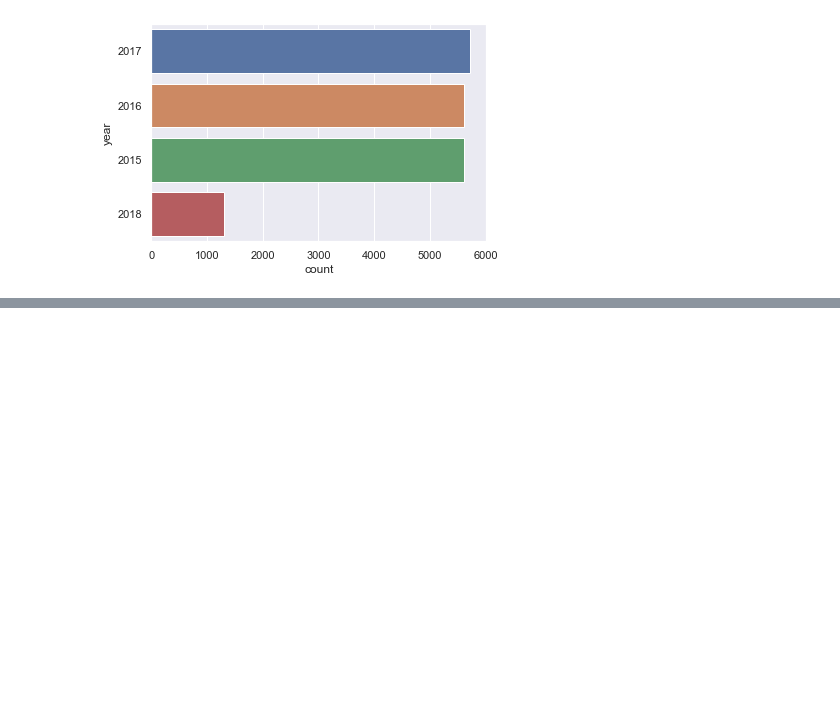
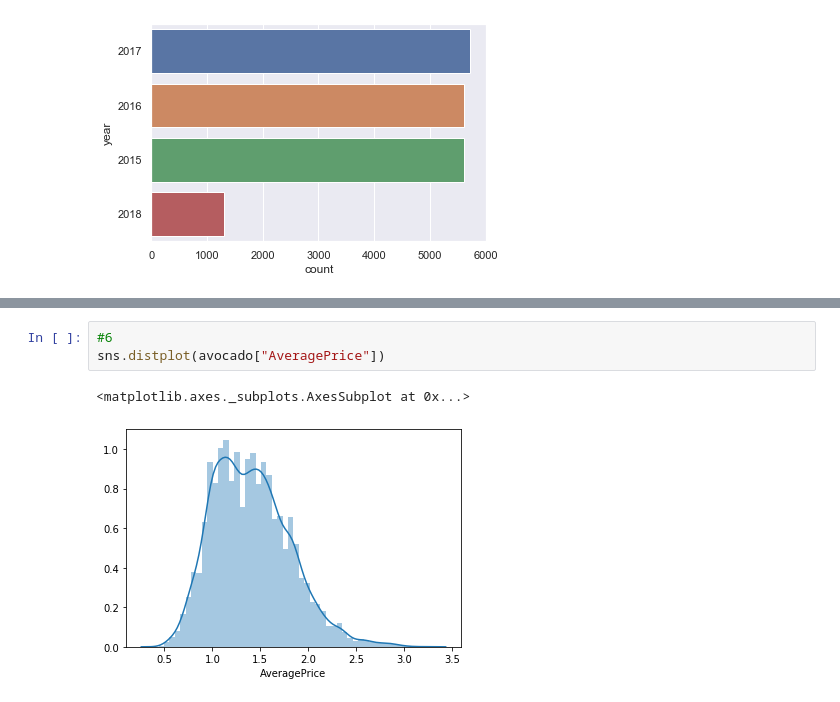
Before and after one commit to Reynart01/introduction-to-python, a Jupyter notebook: 05 Data Visualization/notebook.ipynb, the cells around one changed output, grey strips where cells are left out. Drawn from its saved outputs; the diff is of its cells as text; blank space fills up the shorter version.

```diff
--- a/05 Data Visualization/notebook.ipynb
+++ b/05 Data Visualization/notebook.ipynb
@@ -305,0 +319,6 @@ sns.countplot(
+# %%
+#6
+sns.distplot(avocado["AveragePrice"])
+# %% [output]
+<matplotlib.axes._subplots.AxesSubplot at 0x...>
+[figure, added]
```
Also changed, not shown: parts of 4 cells of this notebook.
